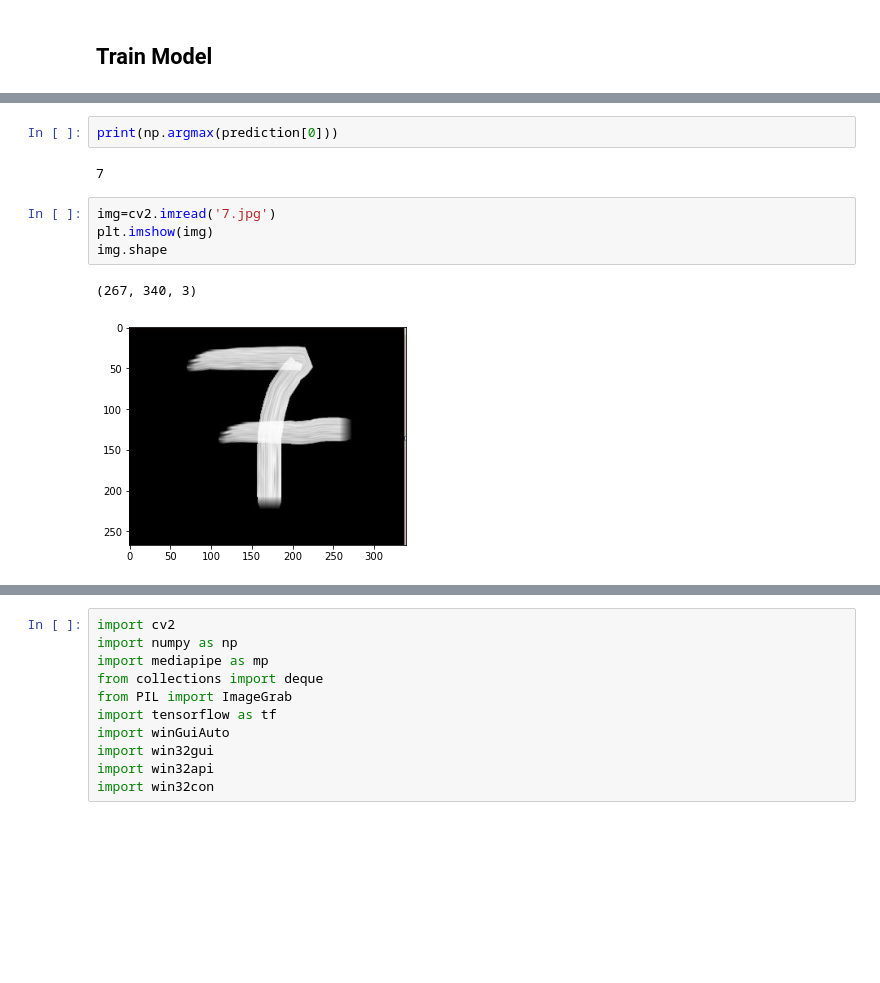
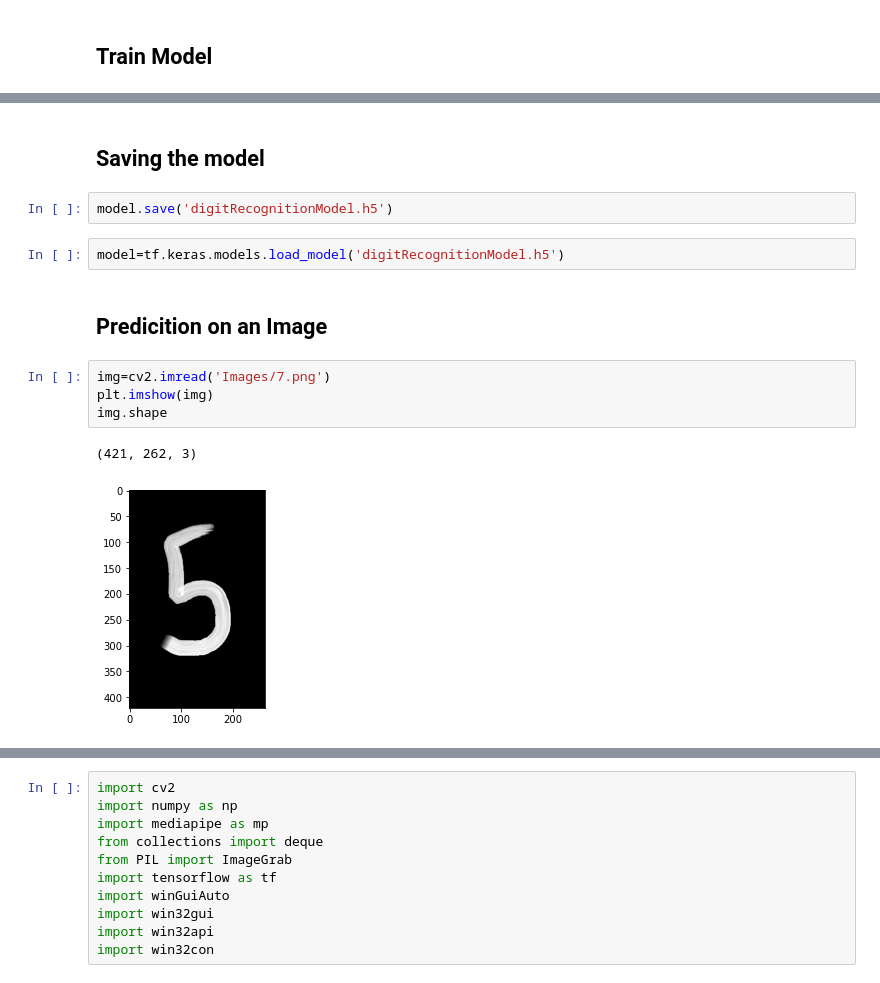
Before and after one commit to ksgeu0905/Hand-written-digit-recognition-using-air-canvas, a Jupyter notebook: MNIST_CODE.ipynb, the cells around one changed output, grey strips where cells are left out. Cells and saved outputs as stored; diff of their text form; blank space fills up the shorter version.

Commit message:
modified model

```diff
--- a/MNIST_CODE.ipynb
+++ b/MNIST_CODE.ipynb
@@ -132,14 +142,18 @@ prediction=model.predict([x_testr])
-# %%
-print(np.argmax(prediction[0]))
-# %% [output]
-7
+# %% [markdown]
+## Saving the model
+# %%
+model.save('digitRecognitionModel.h5')
+# %%
+model=tf.keras.models.load_model('digitRecognitionModel.h5')
+# %% [markdown]
+## Predicition on an Image
 # %%
-img=cv2.imread('7.jpg')
+img=cv2.imread('Images/7.png')
 plt.imshow(img)
 img.shape
 # %% [output]
-(267, 340, 3)
+(421, 262, 3)
-[figure, old version]
+[figure, new version]
 # %%
 grey=cv2.cvtColor(img,cv2.COLOR_BGR2GRAY)
 resized=cv2.resize(grey,(28,28),interpolation=cv2.INTER_AREA)
```
Also changed, not shown: parts of 11 cells of this notebook, 12 other files.
